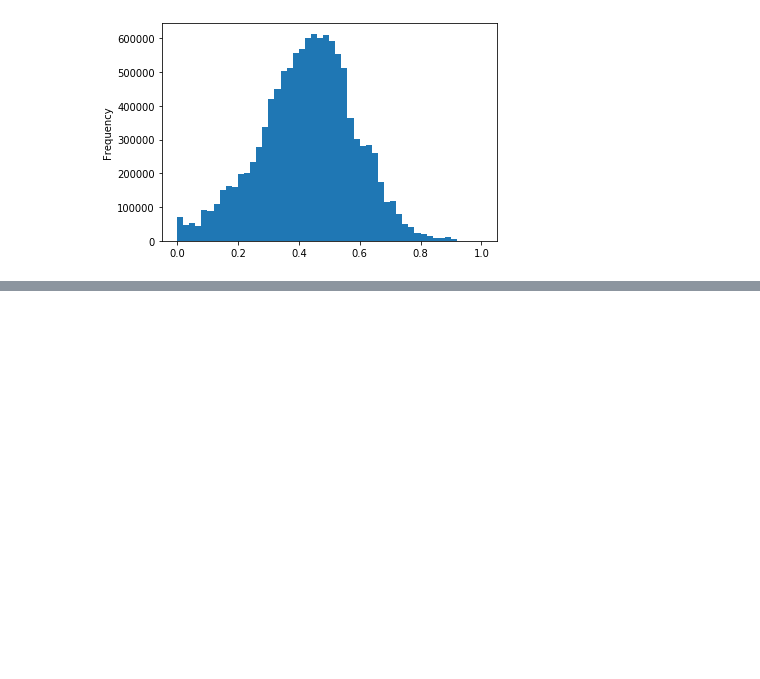
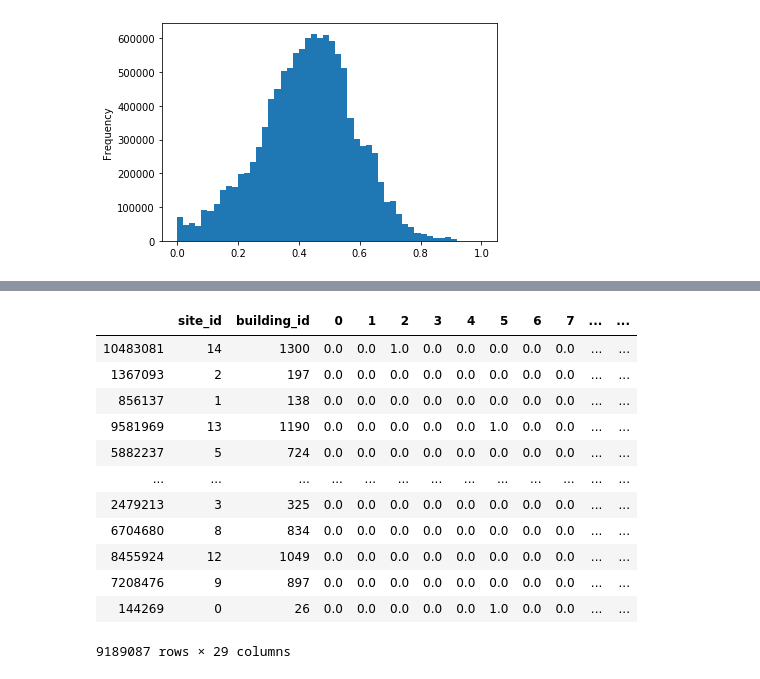
Before and after one commit to Runmangogo/Kaggle_ASHRAE_energy, a Jupyter notebook: trainingModels.ipynb, the cells around one changed output, grey strips where cells are left out. Cells and saved outputs as stored; diff of their text form; code cells hidden in the pictures; blank space fills up the shorter version.

Commit message:
Stratified Shuffle train set, and still debuging the network

```diff
--- a/trainingModels.ipynb
+++ b/trainingModels.ipynb
@@ -173,0 +177,9 @@ meter_reading.plot.hist(bins=50)
+# %%
+# try shuffling merge_train0_no0 to make sure the output of embedding won't be nan array.
+# all samples within the same batch of training with building_id == 0 might be an issue
+%time
+from sklearn.model_selection import StratifiedShuffleSplit
+split = StratifiedShuffleSplit(n_splits=1, test_size = 0.2, random_state=99)
+for train_index, test_index in split.split(merge_train0_no0, merge_train0_no0.building_id):
+    strat_train_set = merge_train0_no0.loc[train_index]
+    strat_test_set = merge_train0_no0.loc[test_index]
@@ -174 +188,17 @@ meter_reading.plot.hist(bins=50)
+# %%
+strat_train_set
+# %% [output]
+|  | site_id | building_id | 0 | 1 | 2 | 3 | 4 | 5 | 6 | 7 | ... | ... |
+| 10483081 | 14 | 1300 | 0.0 | 0.0 | 1.0 | 0.0 | 0.0 | 0.0 | 0.0 | 0.0 | ... | ... |
+| 1367093 | 2 | 197 | 0.0 | 0.0 | 0.0 | 0.0 | 0.0 | 0.0 | 0.0 | 0.0 | ... | ... |
+| 856137 | 1 | 138 | 0.0 | 0.0 | 0.0 | 0.0 | 0.0 | 0.0 | 0.0 | 0.0 | ... | ... |
+| 9581969 | 13 | 1190 | 0.0 | 0.0 | 0.0 | 0.0 | 0.0 | 1.0 | 0.0 | 0.0 | ... | ... |
+| 5882237 | 5 | 724 | 0.0 | 0.0 | 0.0 | 0.0 | 0.0 | 0.0 | 0.0 | 0.0 | ... | ... |
+| ... | ... | ... | ... | ... | ... | ... | ... | ... | ... | ... | ... | ... |
+| 2479213 | 3 | 325 | 0.0 | 0.0 | 0.0 | 0.0 | 0.0 | 0.0 | 0.0 | 0.0 | ... | ... |
+| 6704680 | 8 | 834 | 0.0 | 0.0 | 0.0 | 0.0 | 0.0 | 0.0 | 0.0 | 0.0 | ... | ... |
+| 8455924 | 12 | 1049 | 0.0 | 0.0 | 0.0 | 0.0 | 0.0 | 0.0 | 0.0 | 0.0 | ... | ... |
+| 7208476 | 9 | 897 | 0.0 | 0.0 | 0.0 | 0.0 | 0.0 | 0.0 | 0.0 | 0.0 | ... | ... |
+| 144269 | 0 | 26 | 0.0 | 0.0 | 0.0 | 0.0 | 0.0 | 1.0 | 0.0 | 0.0 | ... | ... |
+9189087 rows × 29 columns
 # %%
```
Also changed, not shown: parts of 15 cells of this notebook.
